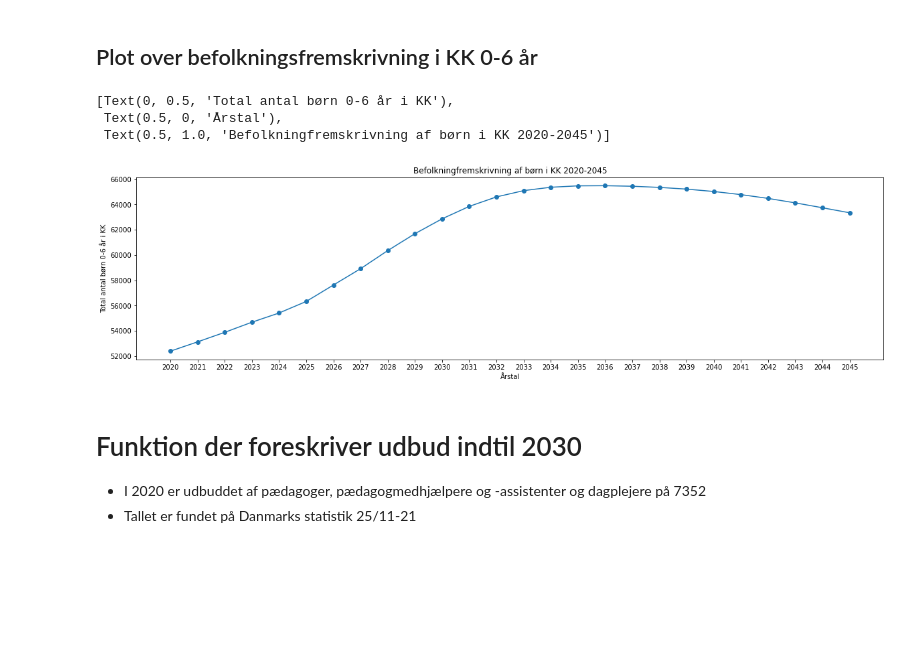
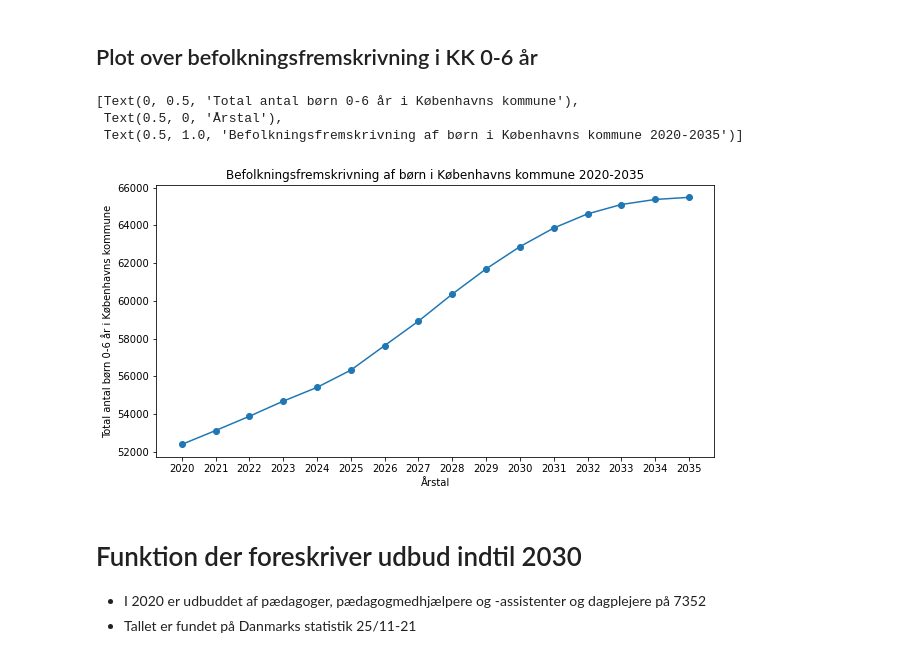
Before and after one commit to MariaSilke/DO21Eksamen, a Jupyter notebook: Normeringer 2.ipynb, the cells around one changed output. Saved outputs shown, nothing was run; the diff lists cells and outputs as text; code cells hidden in the pictures; blank space fills up the shorter version.

```diff
--- a/Normeringer 2.ipynb
+++ b/Normeringer 2.ipynb
@@ -246,8 +246,8 @@ befolkningsfremskrivning_sum
 befolkningsfremskrivning_T = befolkningsfremskrivning_sum.T
 
 # Reset af index, så Årstal er kolonnenavn
-befolkningsfremskrivning_plot = befolkningsfremskrivning_T.reset_index()
-befolkningsfremskrivning_plot
+befolkningsfremskrivning_tabel = befolkningsfremskrivning_T.reset_index()
+befolkningsfremskrivning_tabel
 # %% [output]
 | Alder | Årstal | 0 år | 1 år | 2 år | 3 år | 4 år | 5 år | 6 år | Børn i alt |
 | 0 | 2020 | 9921 | 8590 | 8044 | 7307 | 6607 | 6148 | 5773 | 52390 |
@@ -269,18 +269,20 @@ befolkningsfremskrivning_plot
 # %% [markdown]
 ## Plot over befolkningsfremskrivning i KK 0-6 år
 # %%
-# Plot over befolkningfremskrivningen i KK for 0-6 årige børn
-fig, ax = plt.subplots(figsize=(20, 5))
-x3 = befolkningsfremskrivning_plot['Årstal']
-y3 = befolkningsfremskrivning_plot['Børn i alt']
+BF_35 = befolkningsfremskrivning_tabel.head(16)
+
+# Plot over befolkningsfremskrivningen i KK for 0-6 årige børn
+fig, ax = plt.subplots(figsize=(10, 5))
+x3 = BF_35['Årstal']
+y3 = BF_35['Børn i alt']
 ax.scatter(x3, y3)
 ax.plot(x3, y3)
-ax.set(xlabel='Årstal', ylabel='Total antal børn 0-6 år i KK', title='Befolkningfremskrivning af børn i KK 2020-2045')
+ax.set(xlabel='Årstal', ylabel='Total antal børn 0-6 år i Københavns kommune', title='Befolkningsfremskrivning af børn i Københavns kommune 2020-2035')
 # %% [output]
-[Text(0, 0.5, 'Total antal børn 0-6 år i KK'),
+[Text(0, 0.5, 'Total antal børn 0-6 år i Københavns kommune'),
  Text(0.5, 0, 'Årstal'),
- Text(0.5, 1.0, 'Befolkningfremskrivning af børn i KK 2020-2045')]
+ Text(0.5, 1.0, 'Befolkningsfremskrivning af børn i Københavns kommune 2020-2035')]
-[figure, old version]
+[figure, new version]
 # %% [markdown]
 # Funktion der foreskriver udbud indtil 2030
 - I 2020 er udbuddet af pædagoger, pædagogmedhjælpere og -assistenter og dagplejere på 7352
```
Also changed, not shown: parts of 3 cells of this notebook.
